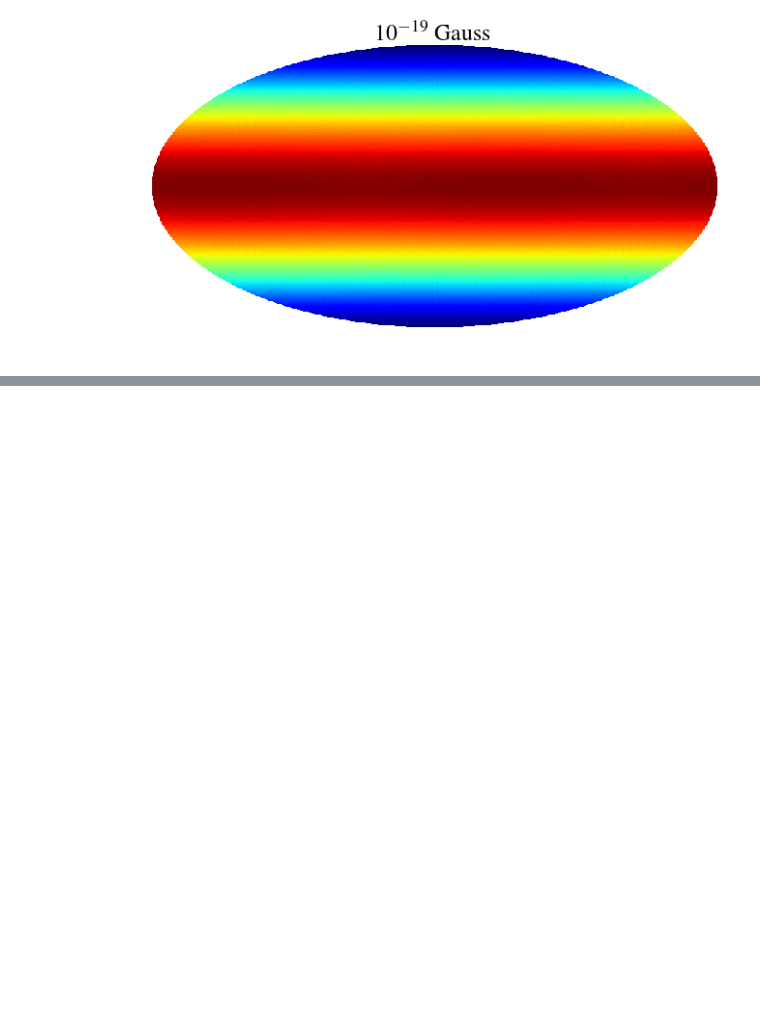
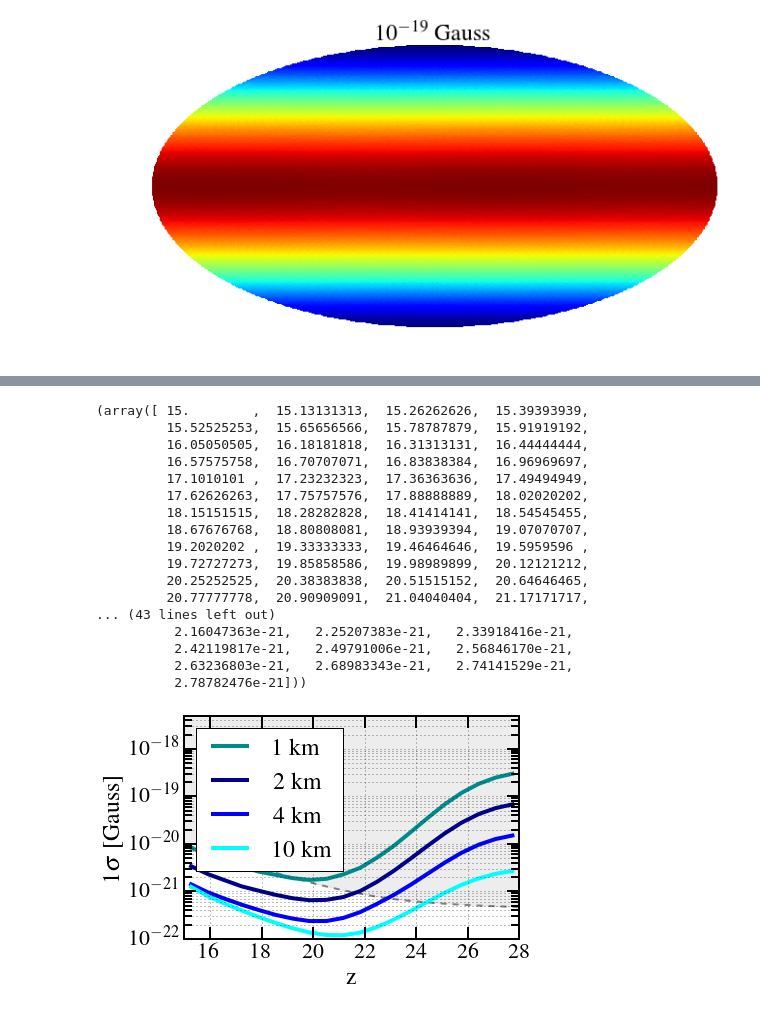
Before and after one commit to veragluscevic/pmfs, a Jupyter notebook: plots.ipynb, the cells around one changed output, grey strips where cells are left out. Saved outputs shown, nothing was run; the diff lists cells and outputs as text; code cells hidden in the pictures; blank space fills up the shorter version.

```diff
--- a/plots.ipynb
+++ b/plots.ipynb
@@ -91,0 +33,30 @@ pp.sigma_z(zmin=15,zmax=30,label='_loFSTAR',ymax=1e-16)
+# %%
+pp.sigma_z(zmin=15,zmax=28,
+            mode='B0',
+            t_yr=1.,
+            baselines=[1.,2.,4.,10.],
+            kminmin=0.01,kmaxmax=1.,
+            neval=300,neval_PBi=100,
+            Omega_survey=1.,
+            thetan=np.pi/2.,phin=0.,
+            fontsize=24, smooth=True, binned=True,
+            nbins=20,s=4,ymax=5e-18, xmax=None, label='_midFSTAR')
+# %% [output]
+(array([ 15.        ,  15.13131313,  15.26262626,  15.39393939,
+         15.52525253,  15.65656566,  15.78787879,  15.91919192,
+         16.05050505,  16.18181818,  16.31313131,  16.44444444,
+         16.57575758,  16.70707071,  16.83838384,  16.96969697,
+         17.1010101 ,  17.23232323,  17.36363636,  17.49494949,
+         17.62626263,  17.75757576,  17.88888889,  18.02020202,
+         18.15151515,  18.28282828,  18.41414141,  18.54545455,
+         18.67676768,  18.80808081,  18.93939394,  19.07070707,
+         19.2020202 ,  19.33333333,  19.46464646,  19.5959596 ,
+         19.72727273,  19.85858586,  19.98989899,  20.12121212,
+         20.25252525,  20.38383838,  20.51515152,  20.64646465,
+         20.77777778,  20.90909091,  21.04040404,  21.17171717,
+... (43 lines left out)
+          2.16047363e-21,   2.25207383e-21,   2.33918416e-21,
+          2.42119817e-21,   2.49791006e-21,   2.56846170e-21,
+          2.63236803e-21,   2.68983343e-21,   2.74141529e-21,
+          2.78782476e-21]))
+[figure, added]
```
Also changed, not shown: parts of 9 cells of this notebook, 20 other files.
